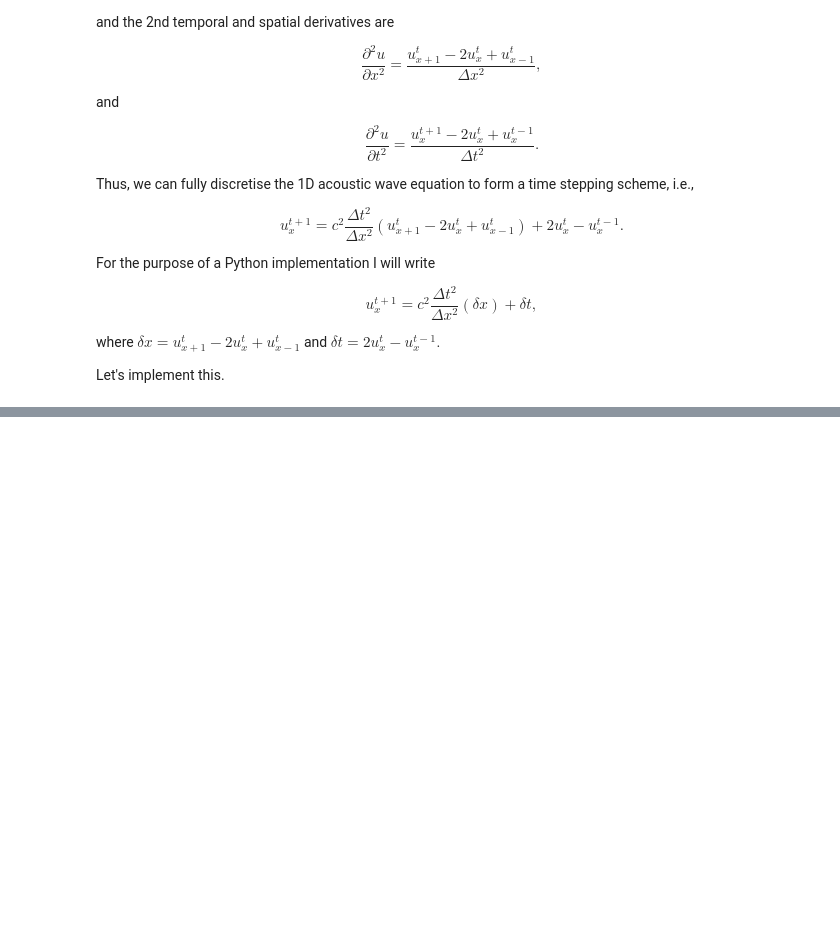
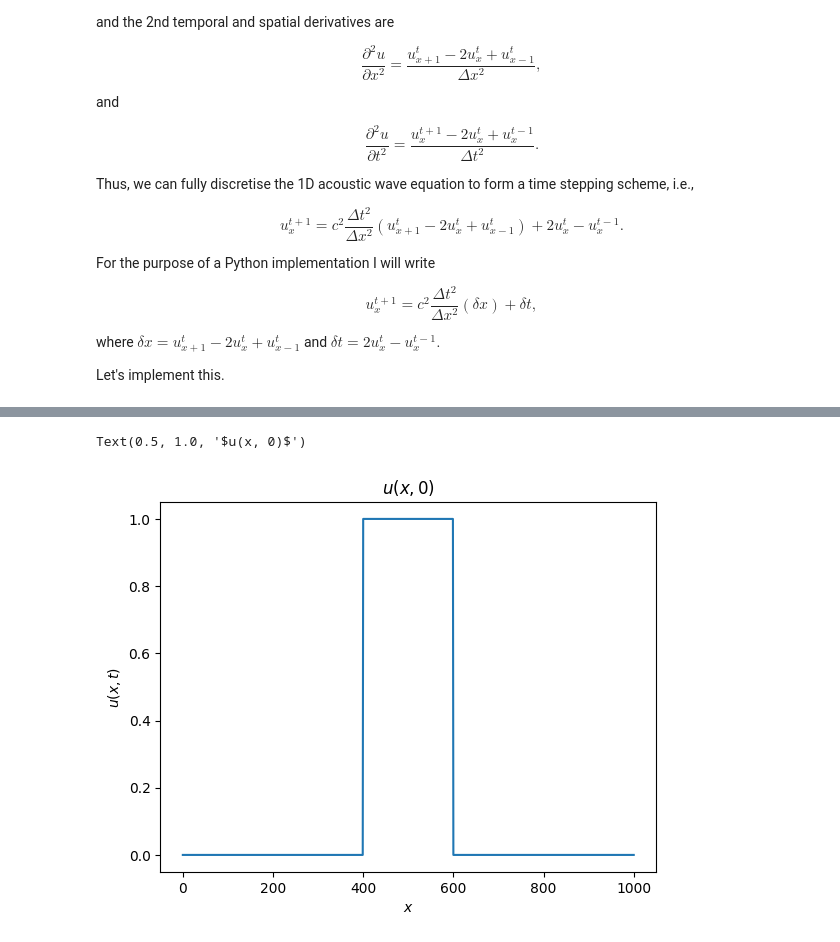
Before and after one commit to nocturnal-luke/Geophysical-inversion-undergraduate, a Jupyter notebook: lectures/L5/L5_exercises.ipynb, the cells around one changed output, grey strips where cells are left out. Saved outputs shown, nothing was run; the diff lists cells and outputs as text; code cells hidden in the pictures; blank space fills up the shorter version.

```diff
--- a/lectures/L5/L5_exercises.ipynb
+++ b/lectures/L5/L5_exercises.ipynb
@@ -249,12 +249,12 @@ Let's implement this.
 # First, defining our spatial mesh
 
 x_extent = 10 # size of domain
-x = np.linspace(0, x_extent, 1000) # x points
+x = np.linspace(0, x_extent, 101) # x points
 
-nx = 101 # number of mesh nodes
+nx = 1001 # number of mesh nodes
 dx = x_extent / (nx - 1) # mesh spacing
 
-nt = 2000 # number of time steps
+nt = 1000 # number of time steps
 dt = 0.001 # size of time steps
 # %%
 # Defining our wavefield
@@ -264,3 +273,12 @@ u = np.zeros((nx, nt))
 # %%
 # Setting our ICs
-u[]
+u[400:600, 0] = 1 # Dirichlet portion
+u[:, 1] = u[:, 0] # Neuman portion
+# %%
+plt.plot(u[:,0])
+plt.xlabel('$x$')
+plt.ylabel('$u(x, t)$')
+plt.title('$u(x, 0)$')
+# %% [output]
+Text(0.5, 1.0, '$u(x, 0)$')
+[figure, added]
```
Also changed, not shown: parts of 4 cells of this notebook.
